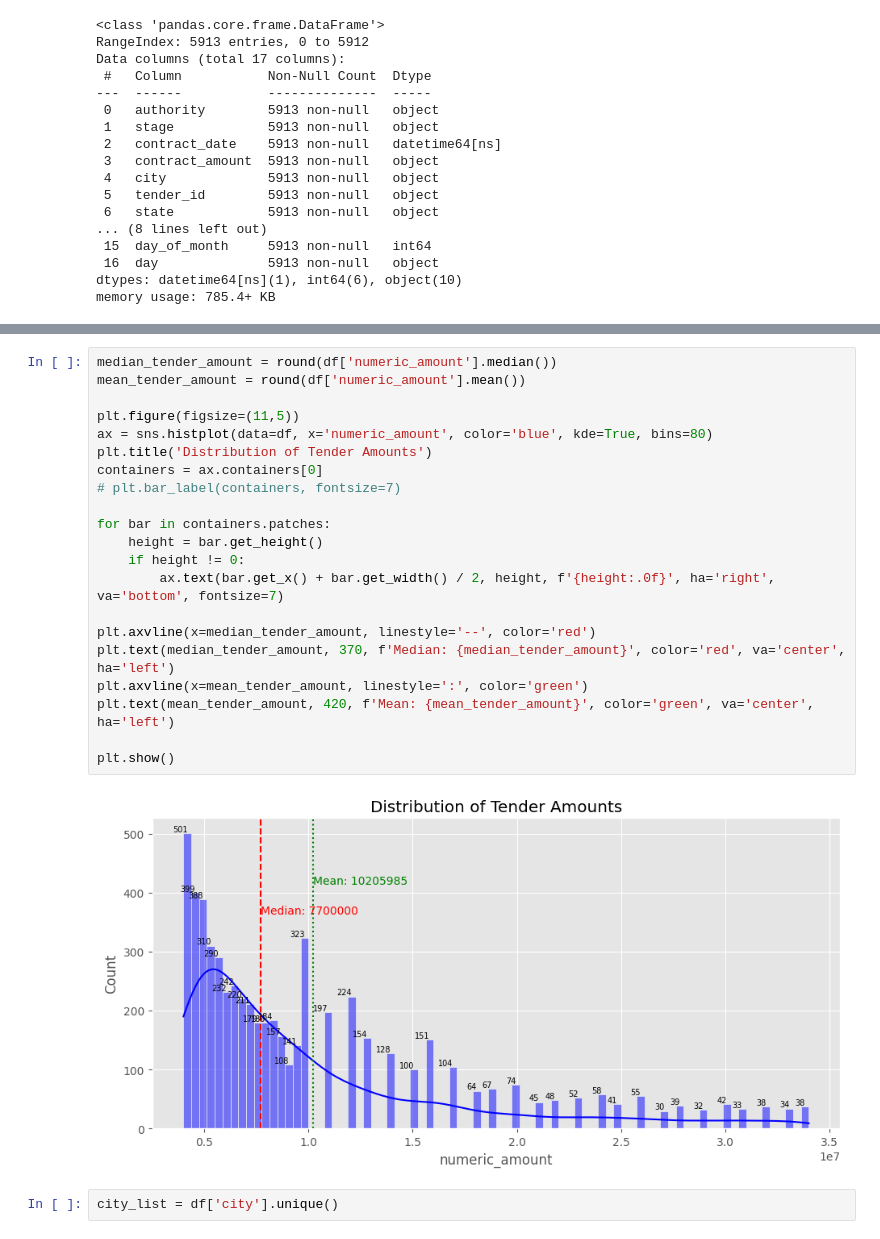
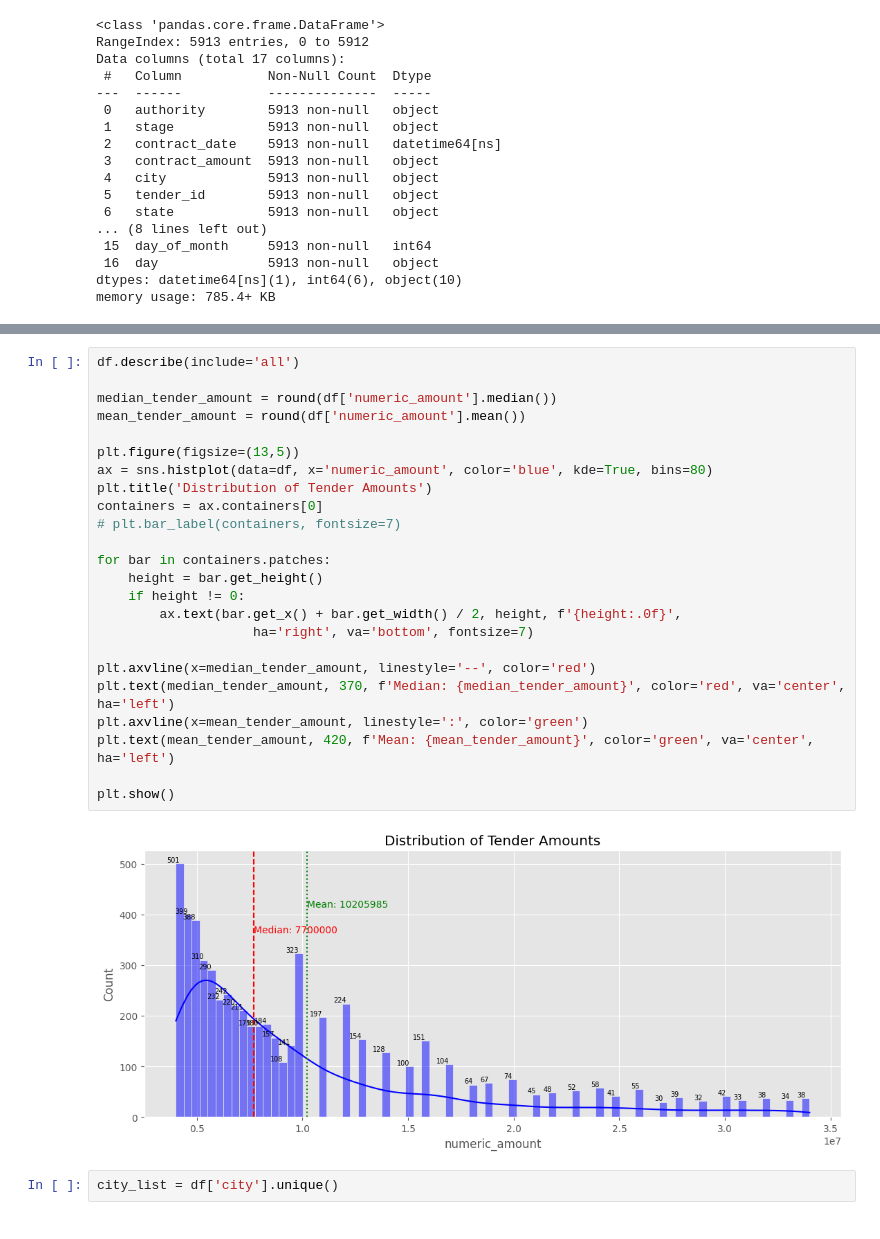
Before and after one commit to g1gasad/EDA, a Jupyter notebook: Civil Tenders EDA/EDA Tenders without outliers.ipynb, the cells around one changed output, grey strips where cells are left out. Drawn from its saved outputs; the diff is of its cells as text.

```diff
--- a/Civil Tenders EDA/EDA Tenders without outliers.ipynb
+++ b/Civil Tenders EDA/EDA Tenders without outliers.ipynb
@@ -71,26 +57,29 @@ df.describe(include='all')
-# %%
-median_tender_amount = round(df['numeric_amount'].median())
-mean_tender_amount = round(df['numeric_amount'].mean())
-
-plt.figure(figsize=(11,5))
-ax = sns.histplot(data=df, x='numeric_amount', color='blue', kde=True, bins=80)
-plt.title('Distribution of Tender Amounts')
-containers = ax.containers[0]
-# plt.bar_label(containers, fontsize=7)
-
-for bar in containers.patches:
-    height = bar.get_height()
-    if height != 0:
-        ax.text(bar.get_x() + bar.get_width() / 2, height, f'{height:.0f}', ha='right', va='bottom', fontsize=7)
-
-plt.axvline(x=median_tender_amount, linestyle='--', color='red')
-plt.text(median_tender_amount, 370, f'Median: {median_tender_amount}', color='red', va='center', ha='left')
-plt.axvline(x=mean_tender_amount, linestyle=':', color='green')
-plt.text(mean_tender_amount, 420, f'Mean: {mean_tender_amount}', color='green', va='center', ha='left')
-
-plt.show()
-# %% [output]
-[figure, removed]
+# %%
+df.describe(include='all')
+
+median_tender_amount = round(df['numeric_amount'].median())
+mean_tender_amount = round(df['numeric_amount'].mean())
+
+plt.figure(figsize=(13,5))
+ax = sns.histplot(data=df, x='numeric_amount', color='blue', kde=True, bins=80)
+plt.title('Distribution of Tender Amounts')
+containers = ax.containers[0]
+# plt.bar_label(containers, fontsize=7)
+
+for bar in containers.patches:
+    height = bar.get_height()
+    if height != 0:
+        ax.text(bar.get_x() + bar.get_width() / 2, height, f'{height:.0f}',
+                    ha='right', va='bottom', fontsize=7)
+
+plt.axvline(x=median_tender_amount, linestyle='--', color='red')
+plt.text(median_tender_amount, 370, f'Median: {median_tender_amount}', color='red', va='center', ha='left')
+plt.axvline(x=mean_tender_amount, linestyle=':', color='green')
+plt.text(mean_tender_amount, 420, f'Mean: {mean_tender_amount}', color='green', va='center', ha='left')
+
+plt.show()
+# %% [output]
+[figure, added]
 # %%
 city_list = df['city'].unique()
 # %%
```
Also changed, not shown: parts of 15 cells of this notebook.
